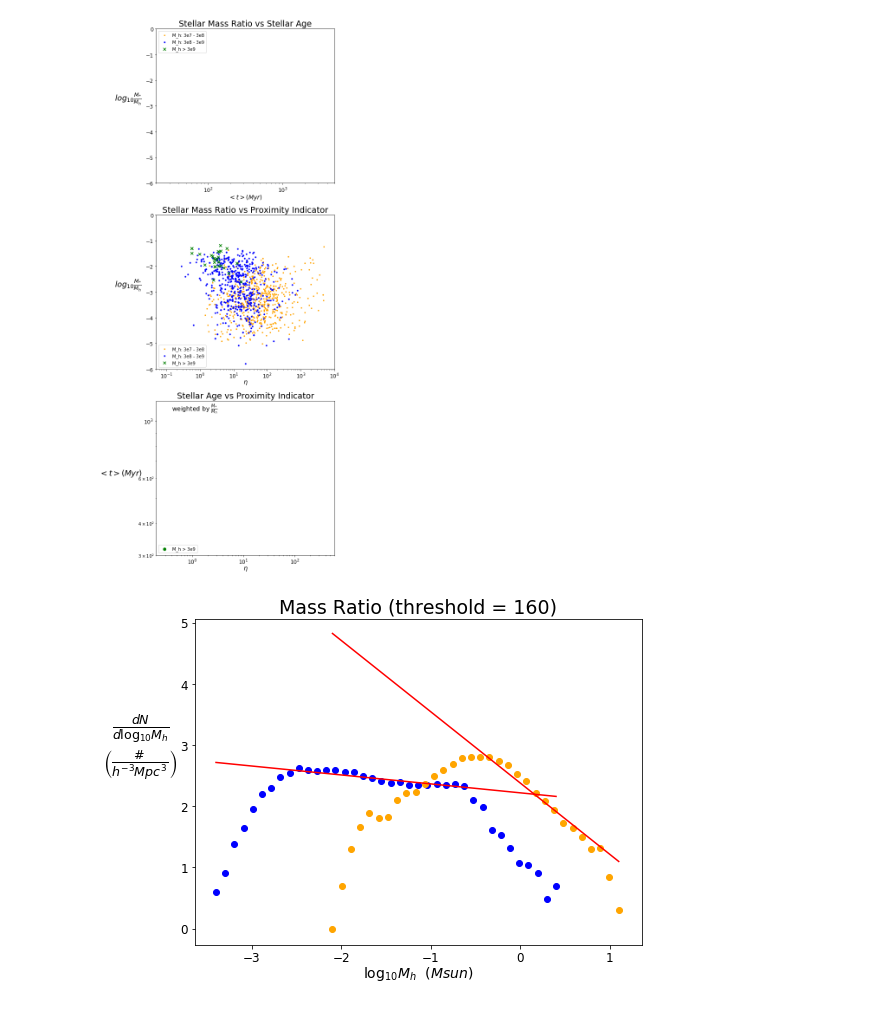
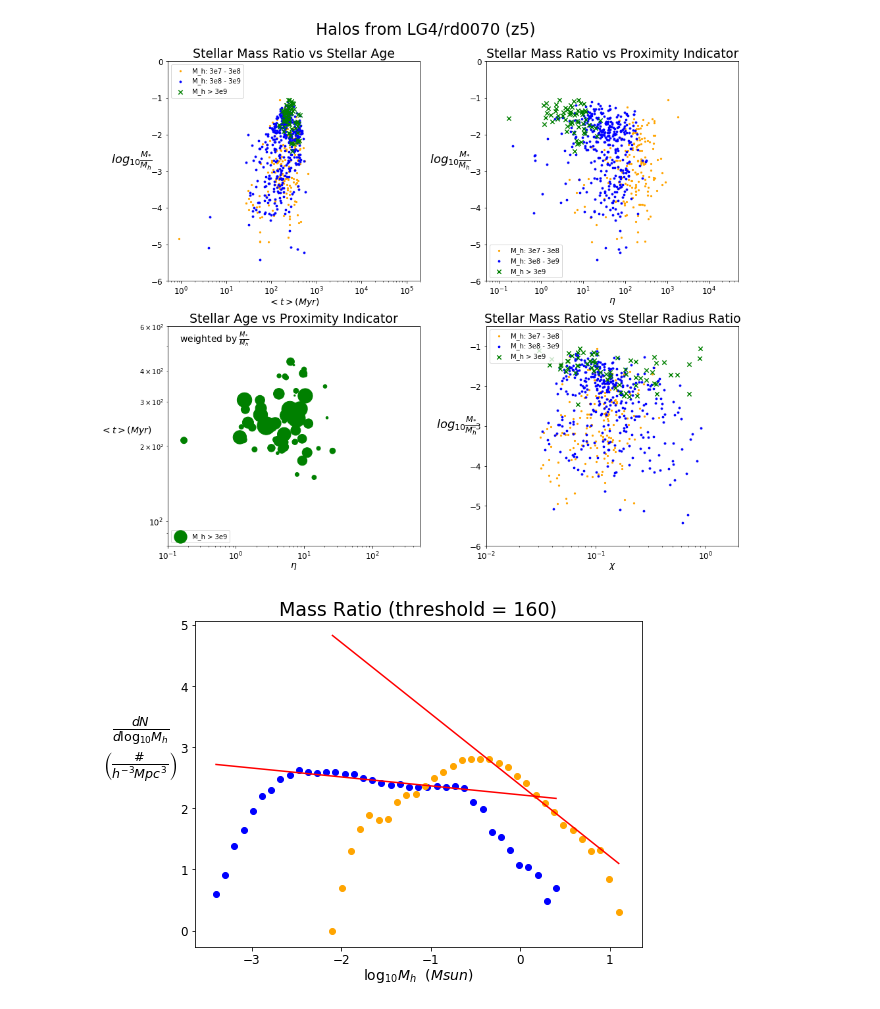
Before and after one commit to ygovil1/data-mining-galaxies, a Jupyter notebook: HaloCatalog/ratio_plotter.ipynb, the cells around one changed output. Cells and saved outputs as stored; diff of their text form; code cells hidden in the pictures.

```diff
--- a/HaloCatalog/ratio_plotter.ipynb
+++ b/HaloCatalog/ratio_plotter.ipynb
@@ -142,7 +142,7 @@ with open('./LG4_2048_40pc/rd0070/ratio_list0070_2.txt', 'rb') as ratiofile2:
     ratiolist2 = pickle.load(ratiofile2)
 
 # load master calc list for LG35
-with open('./master_calc0030', 'rb') as infile:
+with open('./LG4_2048_40pc/rd0070/calc_list0070_2000', 'rb') as infile:
     halo_list = pickle.load(infile)
 # %%
 halo_list
@@ -170,16 +170,19 @@ mindex = 0
 
 toSkip = (697, 825, 902, 914, 1111, 1211, 556)
 
-count_zero = 0
+count_agezero = 0
+count_stelzero = 0
 for halo in halo_list:
     mass = halo[5]
     rad = halo[7]
+    stellar_mass = halo[11]
     ave_age = halo[12]
 
     if ave_age ==0:
-        count_zero +=1
+        count_agezero +=1
+    if stellar_mass == 0:
+        count_stelzero +=1
 
 
-
-mindex, min_mass, count_zero, len(halo_list)
+count_agezero, count_stelzero, len(halo_list)
 # %% [output]
@@ -461,7 +512,7 @@ new_logratio21 = np.log([value for value in new_ratiolist21 if value > 0]) / log
 new_logratio22 = np.log([value for value in new_ratiolist22 if value > 0]) / log(10)
 new_logratio23 = np.log([value for value in new_ratiolist23 if value > 0]) / log(10)
 
-plot_logratio23 = 30**(new_logratio23 + 2.5)
+plot_logratio23 = 2*(60**(new_logratio23 + 2.5))
 # %%
 plot_logratio23
 # %% [output]
@@ -485,14 +536,16 @@ array([  6.50154652e+01,   7.67006419e+00,   1.39945892e+02,
 # %%
 # specify figure size
-fig2 = plt.figure(figsize=(8,18))
-ax1 = fig2.add_subplot(311)
-ax2 = fig2.add_subplot(312)
-ax3 = fig2.add_subplot(313)
+fig2 = plt.figure(figsize=(14,12))
+ax1 = fig2.add_subplot(221)
+ax2 = fig2.add_subplot(222)
+ax3 = fig2.add_subplot(223)
+ax4 = fig2.add_subplot(224)
 
-# create subplot titles
+# create plot titles
 agetitle = "Stellar Mass Ratio vs Stellar Age"
 proxtitle = "Stellar Mass Ratio vs Proximity Indicator"
 ageproxtitle = "Stellar Age vs Proximity Indicator"
+radratiotitle = "Stellar Mass Ratio vs Stellar Radius Ratio"
 
 # # --determine line of best fit
 # # reduce range of values to fit line
@@ -514,55 +567,72 @@ ax2.scatter(proxlist1, new_logratio21, c = 'orange', s = 5, label = 'M_h: 3e7 -
 ax2.scatter(proxlist2, new_logratio22, c = 'blue', s = 8, label = 'M_h: 3e8 - 3e9')
 ax2.scatter(proxlist3, new_logratio23, c = 'green', s = 40, label = 'M_h > 3e9', marker = 'x')
 ax3.scatter(proxlist3, ave_agelist3, c = 'green', s = plot_logratio23, cmap='binary', label = 'M_h > 3e9')
+ax4.scatter(rad_ratiolist1, new_logratio21, c = 'orange', s = 5, label = 'M_h: 3e7 - 3e8')
+ax4.scatter(rad_ratiolist2, new_logratio22, c = 'blue', s = 8, label = 'M_h: 3e8 - 3e9')
+ax4.scatter(rad_ratiolist3, new_logratio23, c = 'green', s = 40, label = 'M_h > 3e9', marker = 'x')
 # ax2.plot(bin_edges_red1, slope1 * bin_edges_red1 + intercept1, color = 'red')
 # ax2.plot(bin_edges_red2, slope2 * bin_edges_red2 + intercept2, color = 'red')
+
+# set titles
+plt.suptitle(figtitle, fontsize = 24)
 ax1.set_title(agetitle, size = 19)
 ax2.set_title(proxtitle, size = 19)
 ax3.set_title(ageproxtitle, size = 19)
+ax4.set_title(radratiotitle, size = 19)
 
 # create axis labels
 agelab = "$<t> (Myr)$"
 proxlab = r"$\eta$"
+radlab = r"$\chi$"
 ylab = r"$log_{10}\frac{M_{*}}{M_h}$"
 ax1.set_xlabel(agelab, size = 14, labelpad= 0)
-ax1.set_ylabel(ylab, rotation = 0, size = 18, labelpad= 40)
+ax1.set_ylabel(ylab, rotation = 0, size = 18, labelpad= 30)
 ax2.set_xlabel(proxlab, size = 14, labelpad= 0)
-ax2.set_ylabel(ylab, rotation = 0, size = 18, labelpad= 40)
+ax2.set_ylabel(ylab, rotation = 0, size = 18, labelpad= 30)
 ax3.set_xlabel(proxlab, size = 14, labelpad= 0)
-ax3.set_ylabel(agelab, rotation = 0, size = 18, labelpad= 40)
+ax3.set_ylabel(agelab, rotation = 0, size = 14, labelpad= 20)
+ax4.set_xlabel(radlab, size = 14, labelpad= 0)
+ax4.set_ylabel(ylab, rotation = 0, size = 18, labelpad= 20)
 
 # create axis ticks and set y lim
 ax1.set_xscale('log')
-ax1.set_xlim([20, 5e3])
+ax1.set_xlim([5e-1, 2e5])
 ax1.set_ylim([-6, 0])
 ax1.tick_params(axis='x', which='major', labelsize=12)
 ax1.tick_params(axis='y', which='major', labelsize=12)
 ax2.set_xscale('log')
-ax2.set_xlim([5e-2, 1e4])
+ax2.set_xlim([5e-2, 5e4])
 ax2.set_ylim([-6, 0])
 ax2.tick_params(axis='x', which='major', labelsize=12)
 ax2.tick_params(axis='y', which='major', labelsize=12)
 ax3.set_xscale('log')
 ax3.set_yscale('log')
-ax3.set_xlim([2e-1, 6e2])
-ax3.set_ylim([3e2, 1.2e3])
+ax3.set_xlim([1e-1,5e2])
+ax3.set_ylim([8e1,6e2])
 ax3.tick_params(axis='x', which='major', labelsize=12)
 ax3.tick_params(axis='y', which='major', labelsize=12)
+ax4.set_xscale('log')
+ax4.set_xlim([1e-2, 2e0])
+ax4.set_ylim([-6, -0.5])
+ax4.tick_params(axis='x', which='major', labelsize=12)
+ax4.tick_params(axis='y', which='major', labelsize=12)
 
 # add annotation
 annotation = r"weighted by $\frac{M_{*}}{M_h}$"
-ax3.text(4e-1, 1.1e3, annotation, size = 14)
+ax3.text(1.5e-1, 5.2e2, annotation, size = 14)
 
 # add legend
 ax1.legend(loc = 'upper left')
 ax2.legend(loc = 'lower left')
 ax3.legend(loc = 'lower left')
+ax4.legend(loc = 'upper left')
 
 # adjust spacing and show
 plt.tight_layout()
+fig2.subplots_adjust(top=0.91)
 plt.show()
 # %% [output]
-[figure, old version]
+[figure, new version]
 # %%
 # find log arrays for ratio lists
 log_ratio1 = np.log(ratiolist1) / log(10)
```
Also changed, not shown: parts of 8 cells of this notebook, 1 other file.
